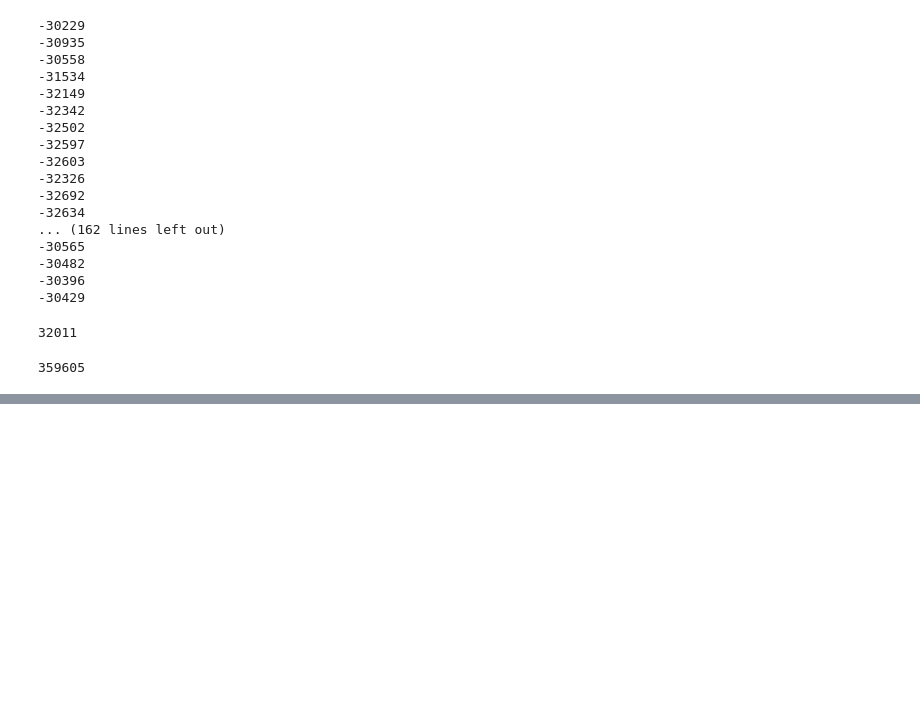
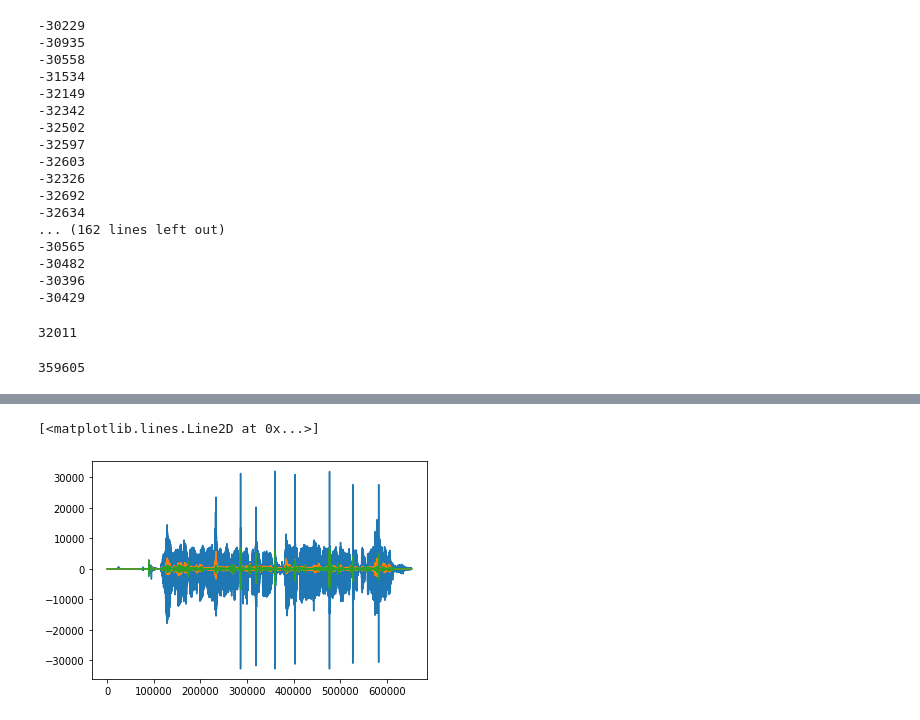
Before and after one commit to garfield-gray/Pro, a Jupyter notebook: noisydatafitting.ipynb, the cells around one changed output, grey strips where cells are left out. Cells and saved outputs as stored; diff of their text form; code cells hidden in the pictures; blank space fills up the shorter version.

```diff
--- a/noisydatafitting.ipynb
+++ b/noisydatafitting.ipynb
@@ -222,0 +265,9 @@ rawdata.argmax()
+# %%
+rawdataDoublePrime = np.diff(rawdataPrime)
+# %%
+plt.plot(rawdata)
+plt.plot(rawdataPrime)
+plt.plot(rawdataDoublePrime)
+# %% [output]
+[<matplotlib.lines.Line2D at 0x...>]
+[figure, added]
```
Also changed, not shown: parts of 23 cells of this notebook.
